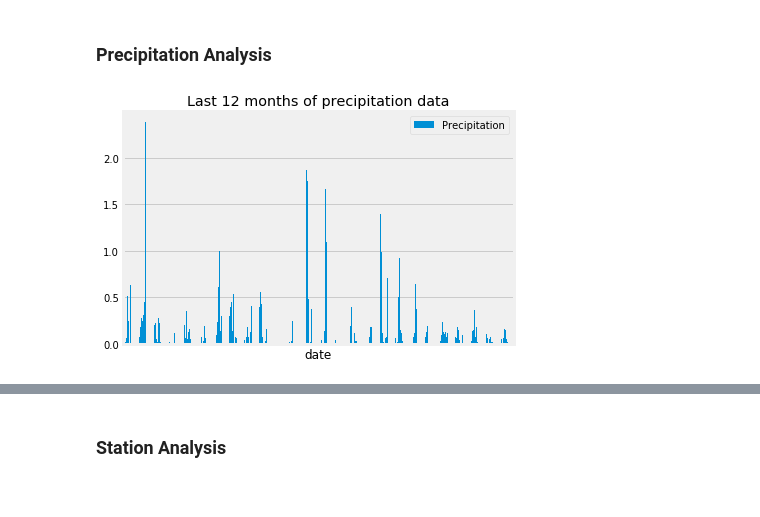
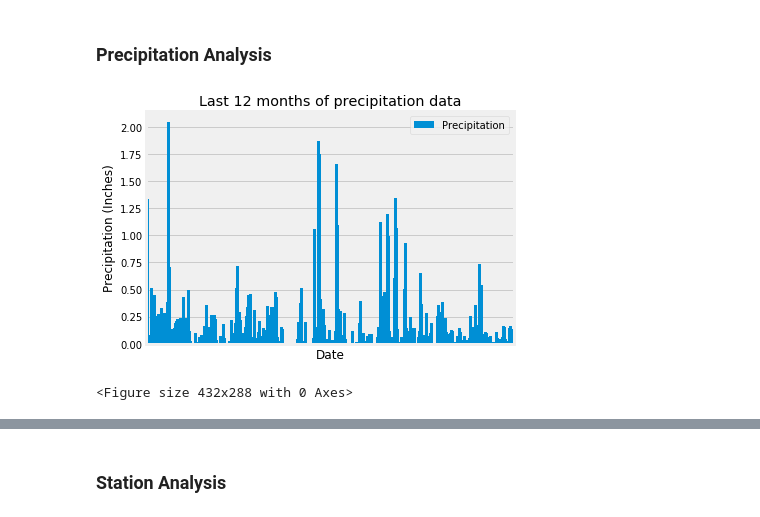
Before and after one commit to dialsilv/sqlalchemy-challenge, a Jupyter notebook: DS_climate.ipynb, the cells around one changed output, grey strips where cells are left out. Cells and saved outputs as stored; diff of their text form; code cells hidden in the pictures.

```diff
--- a/DS_climate.ipynb
+++ b/DS_climate.ipynb
@@ -68,32 +100,39 @@ for column in columns:
 # %%
 # Design a query to retrieve the last 12 months of precipitation data and plot the results
 
 # Calculate the date 1 year ago from the last data point in the database
 last_date = session.query(Measurement.date).order_by(Measurement.date.desc()).first()
 
 twelve_months_ago = dt.datetime.strptime(last_date[0], '%Y-%m-%d') - dt.timedelta(days=365)
 twelve_months_ago
 
 # Perform a query to retrieve the data and precipitation scores
 prcp_last_twelve_months = session.query(Measurement.date, func.avg(Measurement.prcp)).\
     filter(Measurement.date > twelve_months_ago).\
     group_by(Measurement.date).\
     order_by(Measurement.date).all()
 
 prcp_last_twelve_months
 
 # Save the query results as a Pandas DataFrame and set the index to the date column
 df_prcp_last_twelve = pd.DataFrame(prcp_last_twelve_months, columns=['date','prcp'])
 df_prcp_last_twelve.set_index('date',inplace=True)
 df_prcp_last_twelve
 # Sort the dataframe by date
 
 # Use Pandas Plotting with Matplotlib to plot the data
-df_prcp_last_twelve.plot.bar()
+ax = df_prcp_last_twelve.plot(kind='bar', width = 3, grid=True)
 plt.legend(['Precipitation'])
+# ax.grid(True, axis='both')
+# ax.xaxis.grid(True, which='minor', linestyle='-', linewidth=0.25)
+# ax.yaxis.grid(True, which='minor', linestyle='-', linewidth=0.25)
 plt.xticks([])
+plt.xlabel("Date")
+plt.ylabel("Precipitation (Inches)")
 plt.title("Last 12 months of precipitation data")
 plt.tight_layout()
 plt.show()
+plt.savefig("Output/Bars_Precipitation_last12months_data.png")
 # %% [output]
-[figure, old version]
+[figure, new version]
+<Figure size 432x288 with 0 Axes>
```
Also changed, not shown: parts of 27 cells of this notebook, 5 other files.
